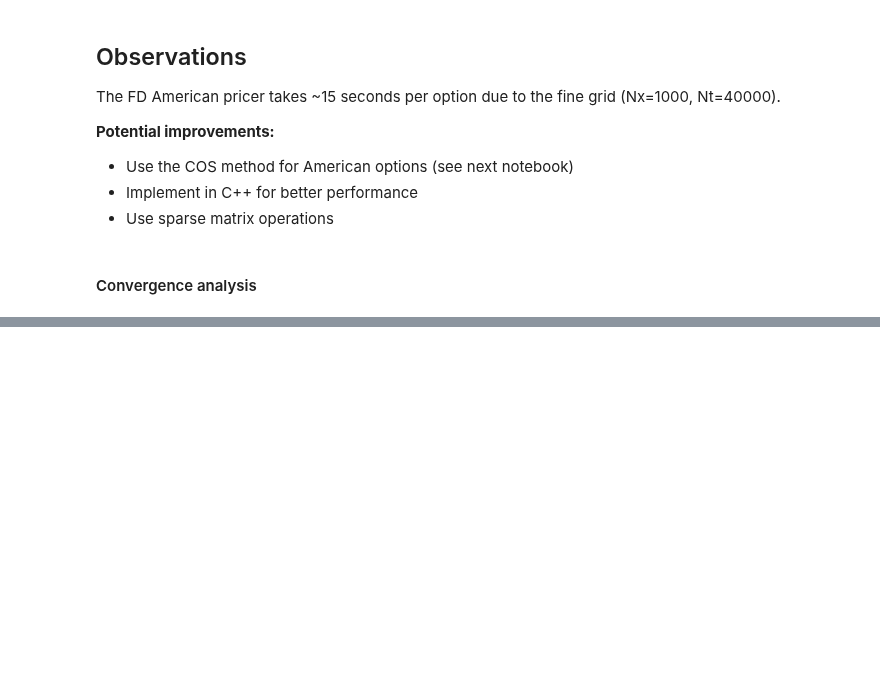
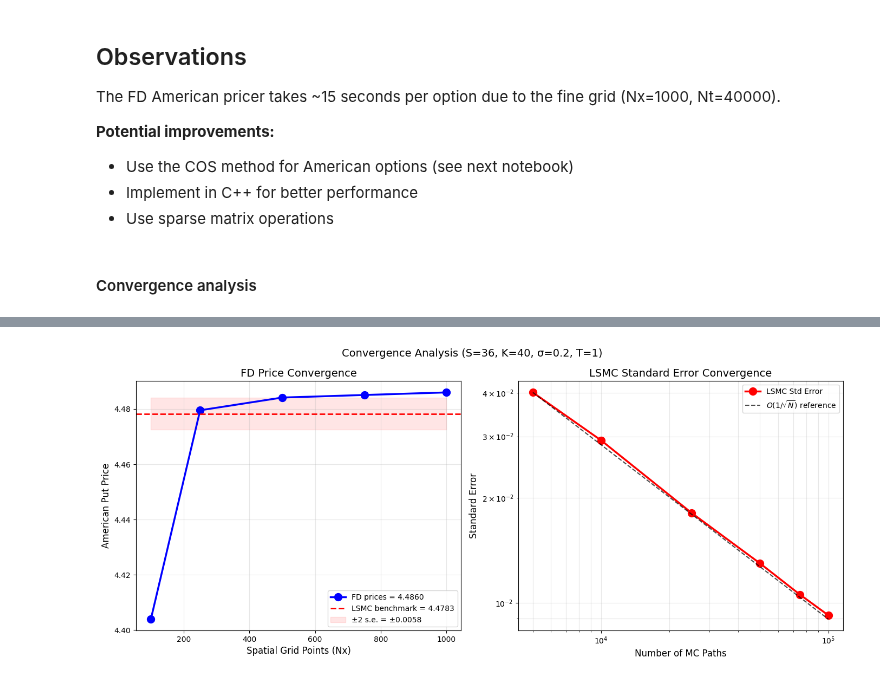
Before and after one commit to libapatrik/Quantitative-Finance-Book, a Jupyter notebook: american_options/03_finite_difference.ipynb, the cells around one changed output, grey strips where cells are left out. Drawn from its saved outputs; the diff is of its cells as text; code cells hidden in the pictures; blank space fills up the shorter version.

```diff
--- a/american_options/03_finite_difference.ipynb
+++ b/american_options/03_finite_difference.ipynb
@@ -485,0 +350,81 @@ def generate_table1(): # Generates the complete Table 1
+# %%
+def convergence_plot():
+    """
+    Convergence analysis: FD grid refinement and LSMC standard error.
+
+    - Left: FD price convergence as grid is refined
+    - Right: LSMC standard error decay (should follow O(1/√N))
+    """
+    # Parameters
+    S0, K, r, sigma, T = 36, 40, 0.06, 0.20, 1
+
+    # Get LSMC benchmark with very high accuracy
+    print("Computing LSMC benchmark value with 1 million paths...")
+    np.random.seed(1)
+    S_paths = simulate_gbm_paths(S0, r, sigma, T, 50, 500000)  # 1mil paths total
+    lsmc_value, lsmc_se = lsmc_american_put(S_paths, K, r, T, 50)
+    print(f"LSMC benchmark: {lsmc_value:.6f} (s.e. = {lsmc_se:.6f})")
+
+    # Test FD convergence
+    print("\nTesting FD convergence...")
+    grid_sizes = [(100, 1000), (250, 5000), (500, 10000), (750, 20000), (1000, 40000)]
+    nx_vals = [g[0] for g in grid_sizes]
+    fd_vals = [fd_american_put(S0, K, r, sigma, T, Nx=Nx, Nt=Nt)[0] for Nx, Nt in grid_sizes]
+
+    # Test LSMC standard error convergence
+    print("Testing LSMC standard error convergence...")
+    n_paths_list = [5000, 10000, 25000, 50000, 75000, 100000]
+    lsmc_ses = []
+
+    for n_paths in n_paths_list:
+        np.random.seed(1)
+        S_paths = simulate_gbm_paths(S0, r, sigma, T, 50, n_paths//2)
+        se = lsmc_american_put(S_paths, K, r, T, 50)[1]
+        lsmc_ses.append(se)
+
+    # Create subplots
+    fig, (ax1, ax2) = plt.subplots(1, 2, figsize=(14, 6))
+
+    # --- Left: FD price convergence ---
+    ax1.plot(nx_vals, fd_vals, 'bo-', markersize=10, linewidth=2.5, label=f'FD prices = {fd_vals[-1]:.4f}')
+    ax1.axhline(y=lsmc_value, color='red', linestyle='--', linewidth=2,
+                label=f'LSMC benchmark = {lsmc_value:.4f}')
+    ax1.fill_between([nx_vals[0], nx_vals[-1]],
+                     lsmc_value - 2*lsmc_se, lsmc_value + 2*lsmc_se,
+                     color='red', alpha=0.1, label=f'±2 s.e. = ±{2*lsmc_se:.4f}')
+
+    ax1.set_xlabel('Spatial Grid Points (Nx)', fontsize=12)
+    ax1.set_ylabel('American Put Price', fontsize=12)
+    ax1.set_title('FD Price Convergence', fontsize=14)
+    ax1.grid(True, alpha=0.3)
+    ax1.legend(fontsize=10, loc='lower right')
+
+    # --- Right: LSMC standard error convergence ---
+    ax2.loglog(n_paths_list, lsmc_ses, 'ro-', markersize=10, linewidth=2.5, label='LSMC Std Error')
+
+    # Add O(1/√N) reference line
+    n_ref = np.array([5000, 100000])
+    se_ref = lsmc_ses[0] * np.sqrt(n_paths_list[0] / n_ref)
+    ax2.loglog(n_ref, se_ref, 'k--', linewidth=1.5, alpha=0.7, label=r'$O(1/\sqrt{N})$ reference')
+
+    ax2.set_xlabel('Number of MC Paths', fontsize=12)
+    ax2.set_ylabel('Standard Error', fontsize=12)
+    ax2.set_title('LSMC Standard Error Convergence', fontsize=14)
+    ax2.grid(True, alpha=0.3, which='both')
+    ax2.legend(fontsize=10)
+
+    plt.suptitle(f'Convergence Analysis (S={S0}, K={K}, σ={sigma}, T={T})', fontsize=14)
+    plt.tight_layout()
+    plt.show()
+
+    # Summary
+    print(f"\n{'='*50}")
+    print("CONVERGENCE SUMMARY")
+    print(f"{'='*50}")
+    print(f"FD (Nx=1000, Nt=40000): {fd_vals[-1]:.6f}")
+    print(f"LSMC benchmark:         {lsmc_value:.6f} ± {lsmc_se:.6f}")
+    print(f"Difference:             {abs(fd_vals[-1] - lsmc_value):.6f}")
+    print(f"\nFD within 2 s.e. of LSMC: {abs(fd_vals[-1] - lsmc_value) < 2*lsmc_se}")
+
+convergence_plot()
+# %% [output]
@@ -485,0 +436 @@ def generate_table1(): # Generates the complete Table 1
+[figure, added]
```
Also changed, not shown: parts of 6 cells of this notebook, 1 other file.
